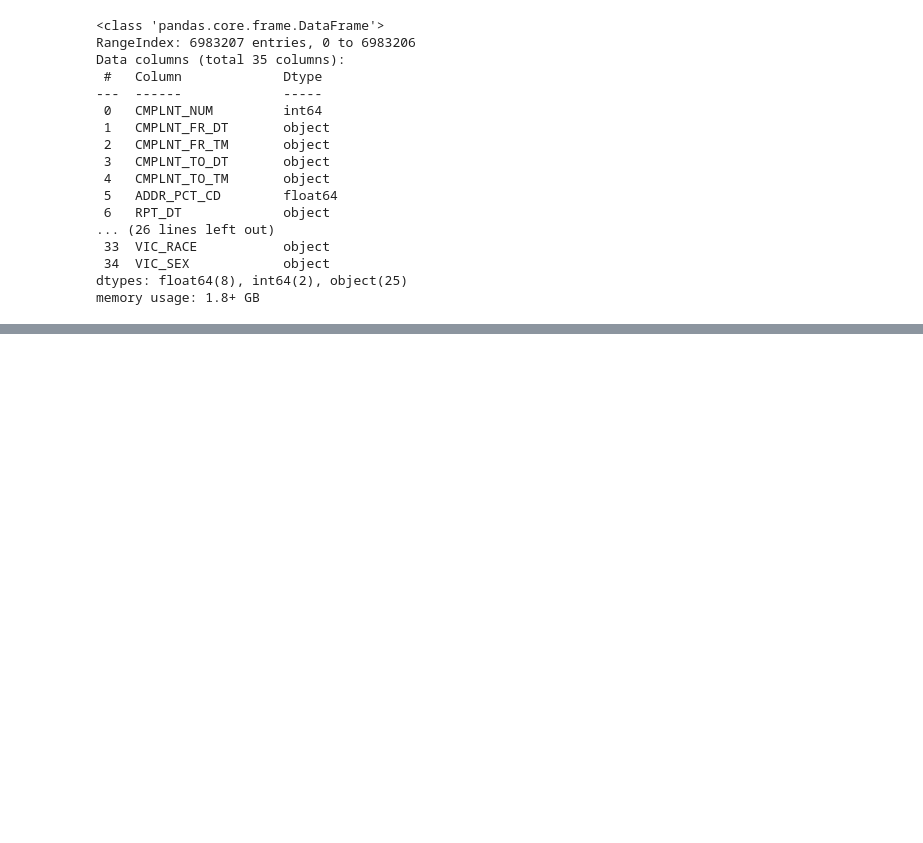
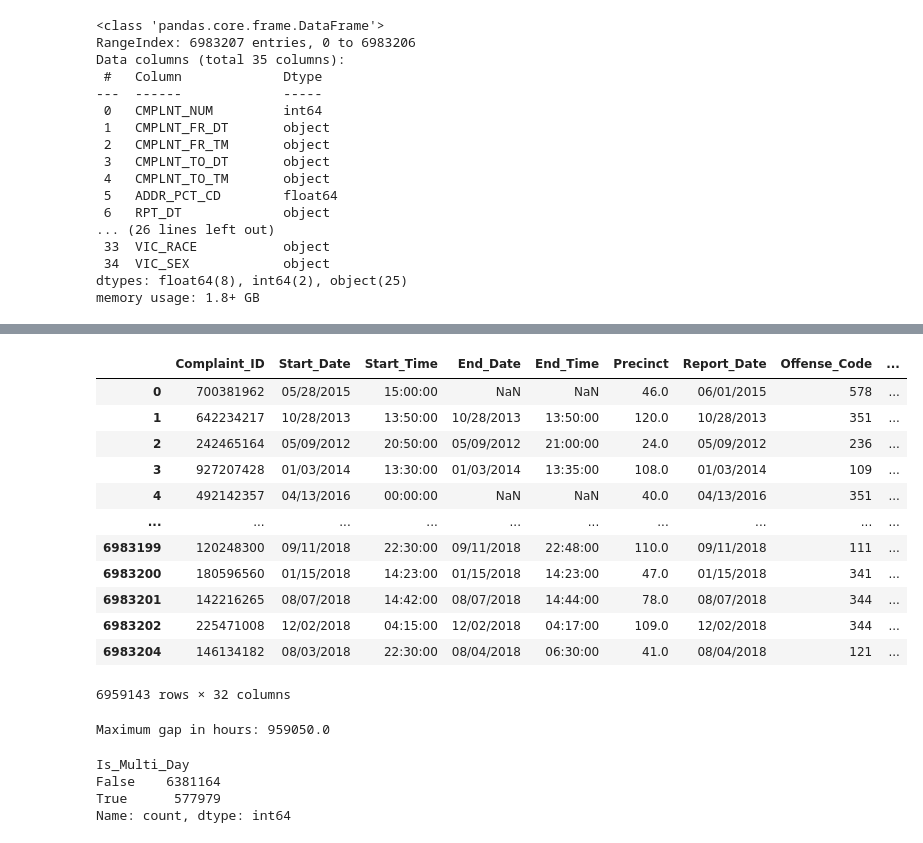
Before and after one commit to amenallahbenothmen/NYC_Crime_Complaint_Prediction, a Jupyter notebook: Data_Cleaning.ipynb, the cells around one changed output, grey strips where cells are left out. Cells and saved outputs as stored; diff of their text form; code cells hidden in the pictures; blank space fills up the shorter version.

```diff
--- a/Data_Cleaning.ipynb
+++ b/Data_Cleaning.ipynb
@@ -47,0 +154,4 @@ memory usage: 1.8+ GB
+# %%
+df.drop(columns='Park_Name',inplace=True)
+# %%
+df.drop(columns=["PSA_Code","Housing_Development","Transit_District","Station_Name"],inplace=True)
@@ -47,0 +172,2 @@ memory usage: 1.8+ GB
+# %%
+df.drop(columns=['X_Coordinate','Y_Coordinate',"Coordinates"],inplace=True)
@@ -47,0 +186,19 @@ memory usage: 1.8+ GB
+# %%
+df = df[df['Lat'].notna()]
+df = df[df['Lon'].notna()]
+# %%
+df
+# %% [output]
+|  | Complaint_ID | Start_Date | Start_Time | End_Date | End_Time | Precinct | Report_Date | Offense_Code | ... |
+| 0 | 700381962 | 05/28/2015 | 15:00:00 | NaN | NaN | 46.0 | 06/01/2015 | 578 | ... |
+| 1 | 642234217 | 10/28/2013 | 13:50:00 | 10/28/2013 | 13:50:00 | 120.0 | 10/28/2013 | 351 | ... |
+| 2 | 242465164 | 05/09/2012 | 20:50:00 | 05/09/2012 | 21:00:00 | 24.0 | 05/09/2012 | 236 | ... |
+| 3 | 927207428 | 01/03/2014 | 13:30:00 | 01/03/2014 | 13:35:00 | 108.0 | 01/03/2014 | 109 | ... |
+| 4 | 492142357 | 04/13/2016 | 00:00:00 | NaN | NaN | 40.0 | 04/13/2016 | 351 | ... |
+| ... | ... | ... | ... | ... | ... | ... | ... | ... | ... |
+| 6983199 | 120248300 | 09/11/2018 | 22:30:00 | 09/11/2018 | 22:48:00 | 110.0 | 09/11/2018 | 111 | ... |
+| 6983200 | 180596560 | 01/15/2018 | 14:23:00 | 01/15/2018 | 14:23:00 | 47.0 | 01/15/2018 | 341 | ... |
+| 6983201 | 142216265 | 08/07/2018 | 14:42:00 | 08/07/2018 | 14:44:00 | 78.0 | 08/07/2018 | 344 | ... |
+| 6983202 | 225471008 | 12/02/2018 | 04:15:00 | 12/02/2018 | 04:17:00 | 109.0 | 12/02/2018 | 344 | ... |
+| 6983204 | 146134182 | 08/03/2018 | 22:30:00 | 08/04/2018 | 06:30:00 | 41.0 | 08/04/2018 | 121 | ... |
+6959143 rows × 32 columns
@@ -47,0 +216,17 @@ memory usage: 1.8+ GB
+# %%
+df['Duration_Hours'] = (df['End_Datetime'] - df['Start_Datetime']).dt.total_seconds() / 3600
+
+df['Is_Multi_Day'] = df['Duration_Hours'] > 24
+
+max_gap = df['Duration_Hours'].max()
+
+print(f"Maximum gap in hours: {max_gap}")
+# %% [output]
+Maximum gap in hours: 959050.0
+# %%
+df['Is_Multi_Day'].value_counts()
+# %% [output]
+Is_Multi_Day
+False    6381164
+True      577979
+Name: count, dtype: int64
```
Also changed, not shown: parts of 42 cells of this notebook.
